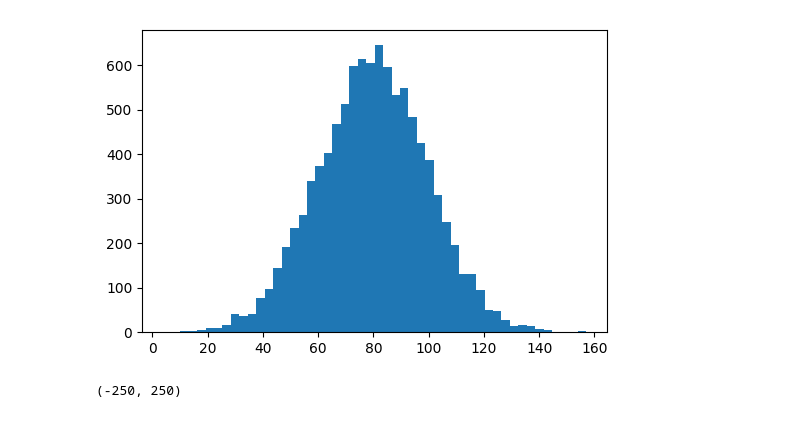
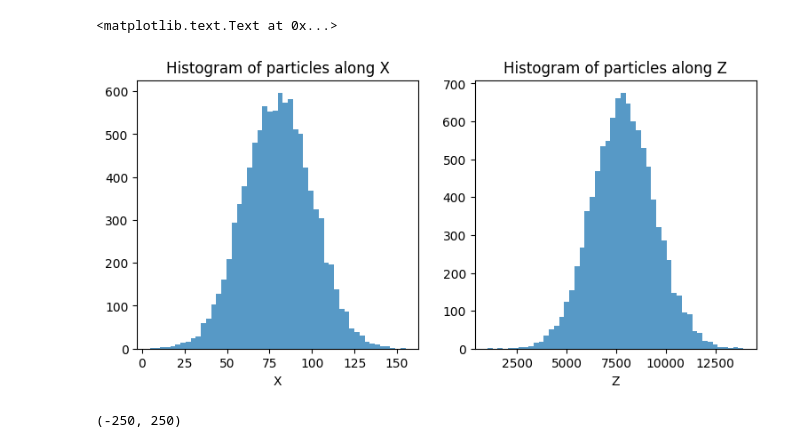
Before and after one commit to vuillaut/pschitt, a Jupyter notebook: notebooks/example.ipynb, the cells around one changed output. Cells and saved outputs as stored; diff of their text form; code cells hidden in the pictures.

Commit message:
changed notebooks in agreement with code change shower.particles

```diff
--- a/notebooks/example.ipynb
+++ b/notebooks/example.ipynb
@@ -58,7 +49,14 @@ plt.hist(shower.particles[:,2], bins=50);
-# %%
-plt.hist(shower.particles[:,0], bins=50);
-# %% [output]
-[figure, removed]
+# %%
+fig, axs = plt.subplots(1,2, figsize=(9,4))
+axs[0].hist(shower.particles[:,0], bins=50, alpha=0.75);
+axs[0].set_xlabel("X")
+axs[0].set_title("Histogram of particles along X")
+axs[1].hist(shower.particles[:,2], bins=50, alpha=0.75);
+axs[1].set_xlabel("Z")
+axs[1].set_title("Histogram of particles along Z")
+# %% [output]
+<matplotlib.text.Text at 0x...>
+[figure, added]
 # %%
 plt.scatter(shower.impact_point[0], shower.impact_point[1], color='black', label='Impact point', marker="+")
 
```
Also changed, not shown: parts of 75 cells of this notebook, 1 other file.
